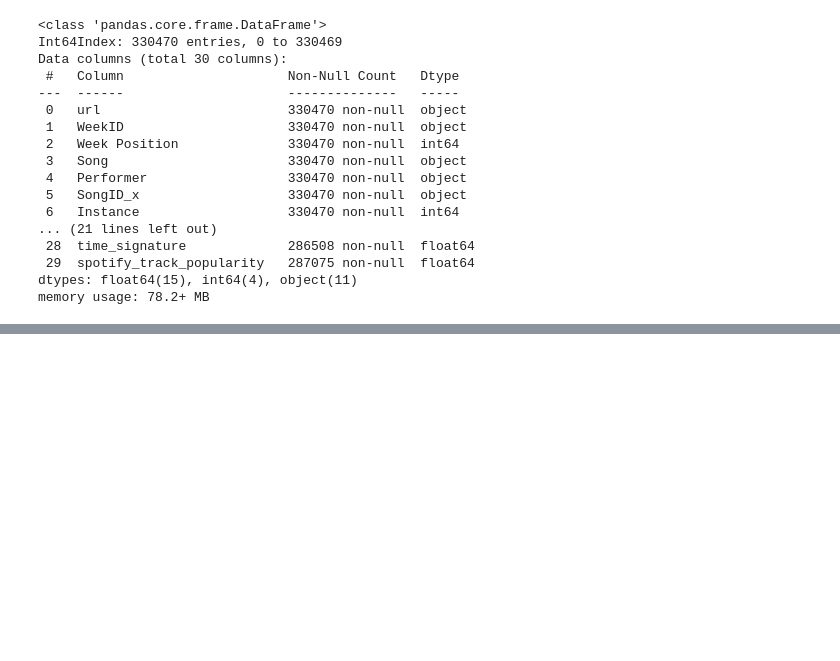
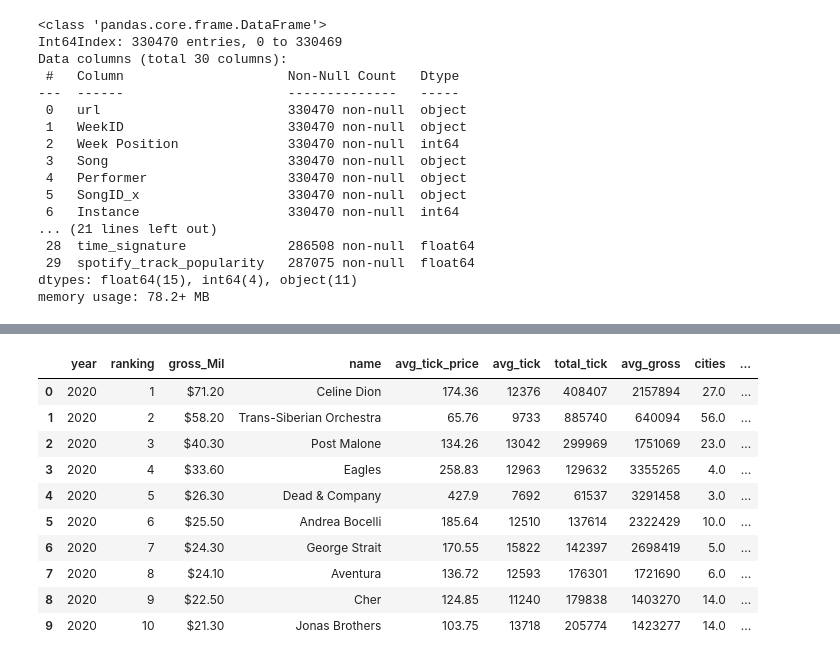
Before and after one commit to cyoungman9/North_American_Concert_Data, a Jupyter notebook: project2jnotebook.ipynb, the cells around one changed output, grey strips where cells are left out. Cells and saved outputs as stored; diff of their text form; code cells hidden in the pictures; blank space fills up the shorter version.

```diff
--- a/project2jnotebook.ipynb
+++ b/project2jnotebook.ipynb
@@ -220,0 +244,15 @@ Performers_df = total_hot_data.groupby('Performer').count()
+# %%
+top_200_na_tours_data["name"].str.strip()
+top_200_na_tours_data.head(10)
+# %% [output]
+|  | year | ranking | gross_Mil | name | avg_tick_price | avg_tick | total_tick | avg_gross | cities | ... |
+| 0 | 2020 | 1 | $71.20 | Celine Dion | 174.36 | 12376 | 408407 | 2157894 | 27.0 | ... |
+| 1 | 2020 | 2 | $58.20 | Trans-Siberian Orchestra | 65.76 | 9733 | 885740 | 640094 | 56.0 | ... |
+| 2 | 2020 | 3 | $40.30 | Post Malone | 134.26 | 13042 | 299969 | 1751069 | 23.0 | ... |
+| 3 | 2020 | 4 | $33.60 | Eagles | 258.83 | 12963 | 129632 | 3355265 | 4.0 | ... |
+| 4 | 2020 | 5 | $26.30 | Dead & Company | 427.9 | 7692 | 61537 | 3291458 | 3.0 | ... |
+| 5 | 2020 | 6 | $25.50 | Andrea Bocelli | 185.64 | 12510 | 137614 | 2322429 | 10.0 | ... |
+| 6 | 2020 | 7 | $24.30 | George Strait | 170.55 | 15822 | 142397 | 2698419 | 5.0 | ... |
+| 7 | 2020 | 8 | $24.10 | Aventura | 136.72 | 12593 | 176301 | 1721690 | 6.0 | ... |
+| 8 | 2020 | 9 | $22.50 | Cher | 124.85 | 11240 | 179838 | 1403270 | 14.0 | ... |
+| 9 | 2020 | 10 | $21.30 | Jonas Brothers | 103.75 | 13718 | 205774 | 1423277 | 14.0 | ... |
```
Also changed, not shown: parts of 18 cells of this notebook, 6 other files.
